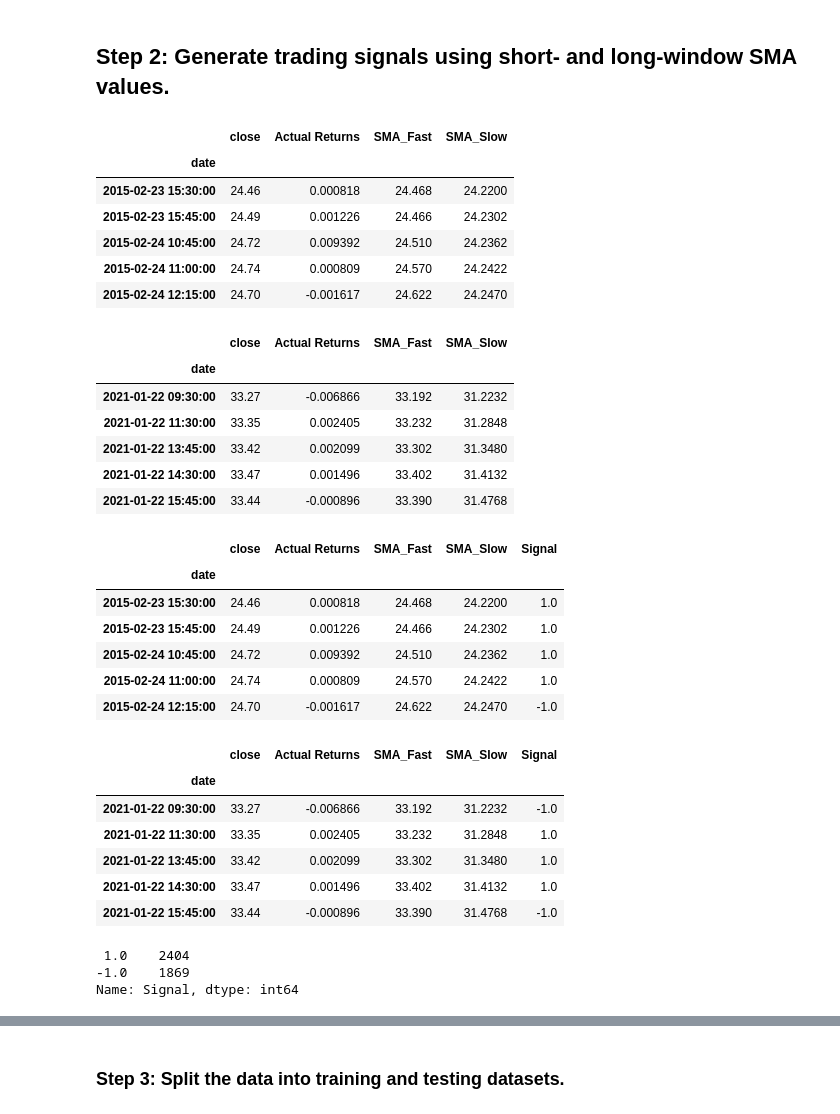
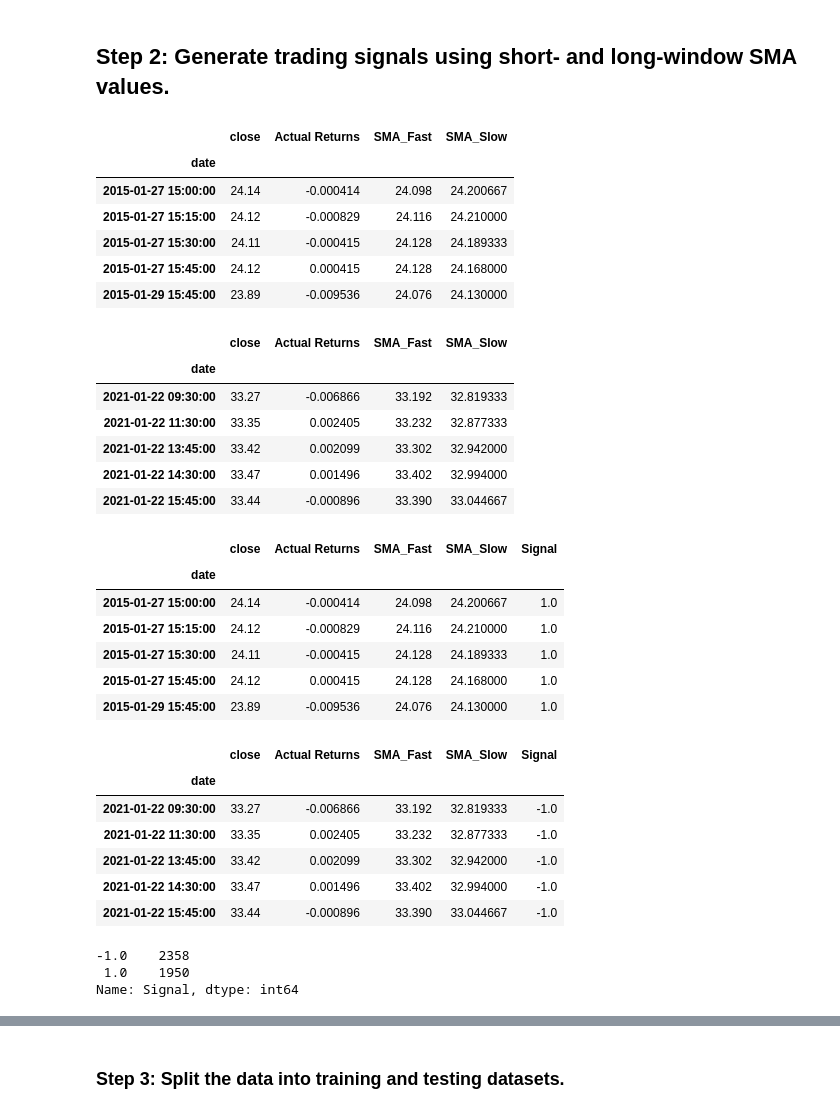
Before and after one commit to jeffreycrabill/machine-learning-trading-algorithm, a Jupyter notebook: machine_learning_trading_bot.ipynb, the cells around one changed output, grey strips where cells are left out. Saved outputs shown, nothing was run; the diff lists cells and outputs as text; code cells hidden in the pictures.

```diff
--- a/machine_learning_trading_bot.ipynb
+++ b/machine_learning_trading_bot.ipynb
@@ -137,7 +137,7 @@ display(signals_df.tail())
 # %%
 # Set the short window and long window
 short_window = 5
-long_window = 50
+long_window = 15
 
 # Generate the fast and slow simple moving averages (4 and 100 days, respectively)
 signals_df['SMA_Fast'] = signals_df['close'].rolling(window=short_window).mean()
@@ -151,51 +151,55 @@ display(signals_df.tail())
 # %% [output]
 |  | close | Actual Returns | SMA_Fast | SMA_Slow |
 | date |  |  |  |  |
-| 2015-02-23 15:30:00 | 24.46 | 0.000818 | 24.468 | 24.2200 |
-| 2015-02-23 15:45:00 | 24.49 | 0.001226 | 24.466 | 24.2302 |
-| 2015-02-24 10:45:00 | 24.72 | 0.009392 | 24.510 | 24.2362 |
-| 2015-02-24 11:00:00 | 24.74 | 0.000809 | 24.570 | 24.2422 |
-| 2015-02-24 12:15:00 | 24.70 | -0.001617 | 24.622 | 24.2470 |
+| 2015-01-27 15:00:00 | 24.14 | -0.000414 | 24.098 | 24.200667 |
+| 2015-01-27 15:15:00 | 24.12 | -0.000829 | 24.116 | 24.210000 |
+| 2015-01-27 15:30:00 | 24.11 | -0.000415 | 24.128 | 24.189333 |
+| 2015-01-27 15:45:00 | 24.12 | 0.000415 | 24.128 | 24.168000 |
+| 2015-01-29 15:45:00 | 23.89 | -0.009536 | 24.076 | 24.130000 |
 |  | close | Actual Returns | SMA_Fast | SMA_Slow |
 | date |  |  |  |  |
-| 2021-01-22 09:30:00 | 33.27 | -0.006866 | 33.192 | 31.2232 |
-| 2021-01-22 11:30:00 | 33.35 | 0.002405 | 33.232 | 31.2848 |
-| 2021-01-22 13:45:00 | 33.42 | 0.002099 | 33.302 | 31.3480 |
-| 2021-01-22 14:30:00 | 33.47 | 0.001496 | 33.402 | 31.4132 |
-| 2021-01-22 15:45:00 | 33.44 | -0.000896 | 33.390 | 31.4768 |
+| 2021-01-22 09:30:00 | 33.27 | -0.006866 | 33.192 | 32.819333 |
+| 2021-01-22 11:30:00 | 33.35 | 0.002405 | 33.232 | 32.877333 |
+| 2021-01-22 13:45:00 | 33.42 | 0.002099 | 33.302 | 32.942000 |
+| 2021-01-22 14:30:00 | 33.47 | 0.001496 | 33.402 | 32.994000 |
+| 2021-01-22 15:45:00 | 33.44 | -0.000896 | 33.390 | 33.044667 |
 # %%
-# Initialize the new Signal column
+### Initialize the new Signal column
 signals_df['Signal'] = 0.0
 
 # When Actual Returns are greater than or equal to 0, generate signal to buy stock long
-signals_df.loc[(signals_df['Actual Returns'] >= 0), 'Signal'] = 1
+signals_df.loc[(signals_df['SMA_Slow'] >= signals_df['close']), 'Signal'] = 1
 
 # When Actual Returns are less than 0, generate signal to sell stock short
-signals_df.loc[(signals_df['Actual Returns'] < 0), 'Signal'] = -1
+signals_df.loc[(signals_df['SMA_Slow'] < signals_df['close']), 'Signal'] = -1
+###
+#signals_df['Signal'][short_window:] = np.where(
+    #signals_df['SMA_Fast'][short_window:] < signals_df['SMA_Slow'][short_window:], 1.0, 0.0
+#)
 
 # Review the DataFrame
 display(signals_df.head())
 display(signals_df.tail())
 # %% [output]
 |  | close | Actual Returns | SMA_Fast | SMA_Slow | Signal |
 | date |  |  |  |  |  |
-| 2015-02-23 15:30:00 | 24.46 | 0.000818 | 24.468 | 24.2200 | 1.0 |
-| 2015-02-23 15:45:00 | 24.49 | 0.001226 | 24.466 | 24.2302 | 1.0 |
-| 2015-02-24 10:45:00 | 24.72 | 0.009392 | 24.510 | 24.2362 | 1.0 |
-| 2015-02-24 11:00:00 | 24.74 | 0.000809 | 24.570 | 24.2422 | 1.0 |
-| 2015-02-24 12:15:00 | 24.70 | -0.001617 | 24.622 | 24.2470 | -1.0 |
+| 2015-01-27 15:00:00 | 24.14 | -0.000414 | 24.098 | 24.200667 | 1.0 |
+| 2015-01-27 15:15:00 | 24.12 | -0.000829 | 24.116 | 24.210000 | 1.0 |
+| 2015-01-27 15:30:00 | 24.11 | -0.000415 | 24.128 | 24.189333 | 1.0 |
+| 2015-01-27 15:45:00 | 24.12 | 0.000415 | 24.128 | 24.168000 | 1.0 |
+| 2015-01-29 15:45:00 | 23.89 | -0.009536 | 24.076 | 24.130000 | 1.0 |
 |  | close | Actual Returns | SMA_Fast | SMA_Slow | Signal |
 | date |  |  |  |  |  |
-| 2021-01-22 09:30:00 | 33.27 | -0.006866 | 33.192 | 31.2232 | -1.0 |
-| 2021-01-22 11:30:00 | 33.35 | 0.002405 | 33.232 | 31.2848 | 1.0 |
-| 2021-01-22 13:45:00 | 33.42 | 0.002099 | 33.302 | 31.3480 | 1.0 |
-| 2021-01-22 14:30:00 | 33.47 | 0.001496 | 33.402 | 31.4132 | 1.0 |
-| 2021-01-22 15:45:00 | 33.44 | -0.000896 | 33.390 | 31.4768 | -1.0 |
+| 2021-01-22 09:30:00 | 33.27 | -0.006866 | 33.192 | 32.819333 | -1.0 |
+| 2021-01-22 11:30:00 | 33.35 | 0.002405 | 33.232 | 32.877333 | -1.0 |
+| 2021-01-22 13:45:00 | 33.42 | 0.002099 | 33.302 | 32.942000 | -1.0 |
+| 2021-01-22 14:30:00 | 33.47 | 0.001496 | 33.402 | 32.994000 | -1.0 |
+| 2021-01-22 15:45:00 | 33.44 | -0.000896 | 33.390 | 33.044667 | -1.0 |
 # %%
 signals_df['Signal'].value_counts()
 # %% [output]
- 1.0    2404
--1.0    1869
+-1.0    2358
+ 1.0    1950
 Name: Signal, dtype: int64
 # %%
 # Calculate the strategy returns and add them to the signals_df DataFrame
```
Also changed, not shown: parts of 14 cells of this notebook.
